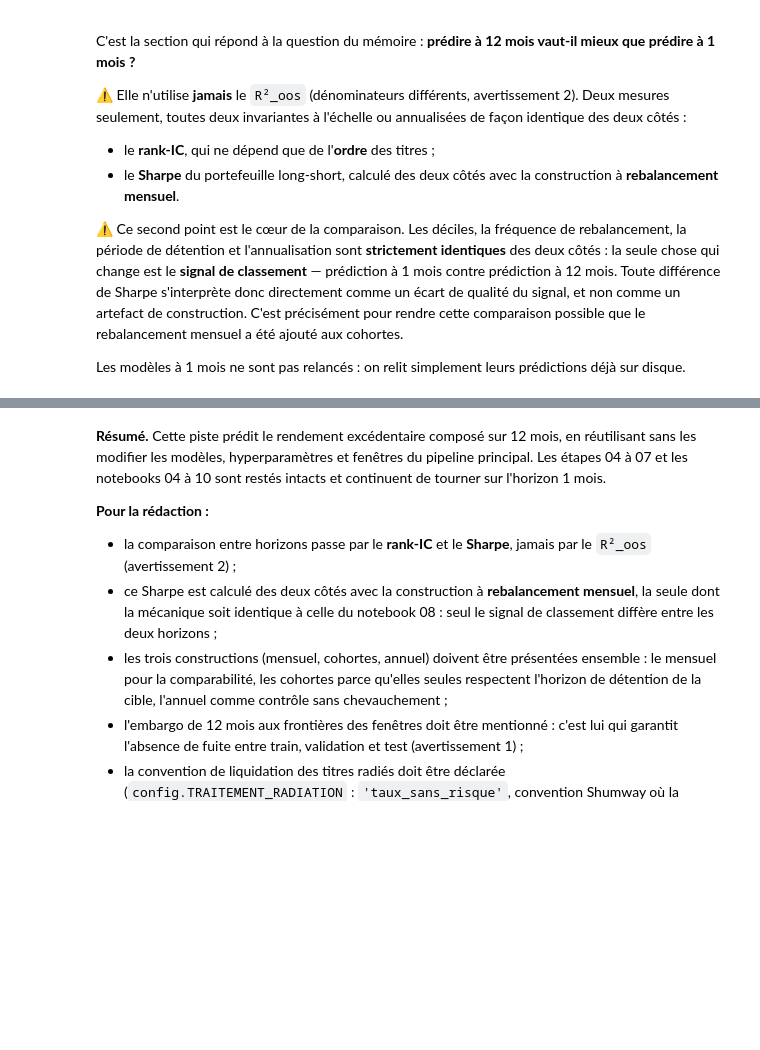
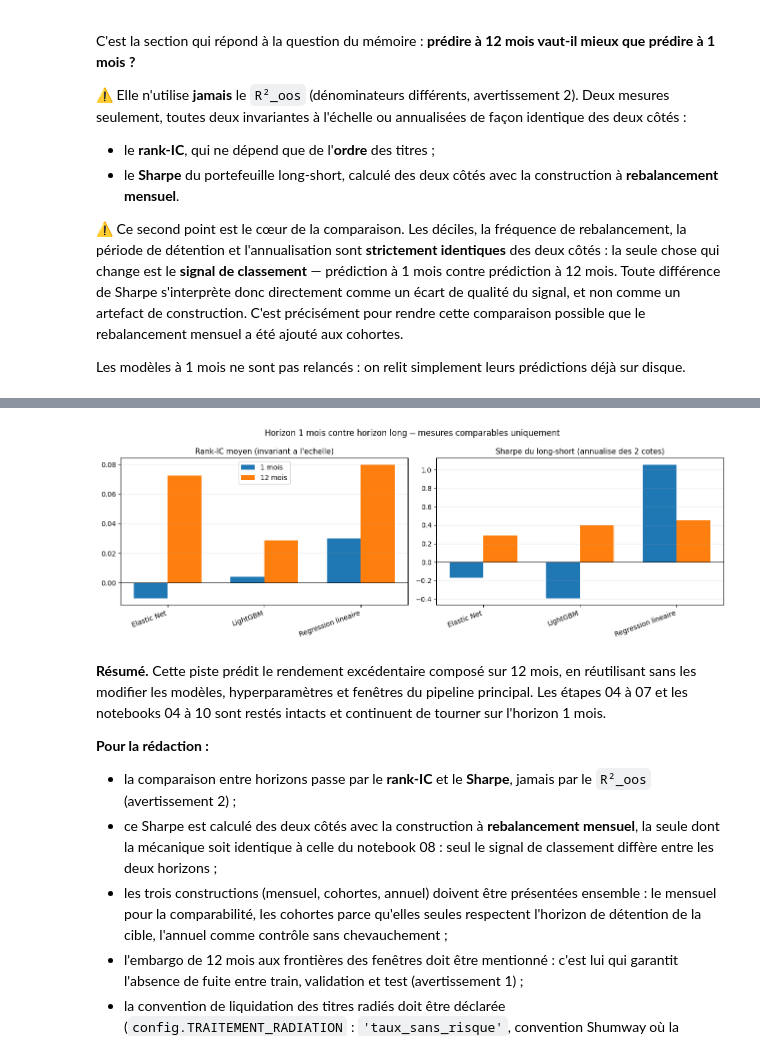
Before and after one commit to AlessioNo/Memoire, a Jupyter notebook: notebooks/11_horizon_12_mois.ipynb, the cells around one changed output, grey strips where cells are left out. Saved outputs shown, nothing was run; the diff lists cells and outputs as text; code cells hidden in the pictures; blank space fills up the shorter version.

```diff
--- a/notebooks/11_horizon_12_mois.ipynb
+++ b/notebooks/11_horizon_12_mois.ipynb
@@ -483,30 +564,0 @@ display(performance_constructions[colonnes_alt].round(4))
-# %%
-# Le graphique qui resume la section : le Sharpe de chaque modele sous chaque construction.
-tableau_sharpe = performance_constructions['sharpe_ratio'].unstack('construction')
-
-fig, ax = plt.subplots(figsize=(11, 4.8))
-largeur = 0.8 / len(tableau_sharpe.columns)
-positions = np.arange(len(tableau_sharpe))
-for i, construction in enumerate(tableau_sharpe.columns):
-    ax.bar(positions + i * largeur, tableau_sharpe[construction].values,
-           width=largeur, label=construction)
-ax.axhline(0, color='black', linewidth=0.8)
-ax.set_xticks(positions + largeur * (len(tableau_sharpe.columns) - 1) / 2)
-ax.set_xticklabels(tableau_sharpe.index, rotation=15, ha='right')
-ax.set_ylabel("Ratio de Sharpe annualise")
-ax.set_title(f"Constructions alternatives -- horizon {HORIZON} mois, rebalancement mensuel\n"
-             "(memes predictions, seule la construction du portefeuille change)", fontsize=11)
-ax.legend(fontsize=8)
-ax.grid(alpha=0.25, axis='y')
-plt.tight_layout()
-plt.savefig(config.OUTPUTS_DIR / f"horizon_h{HORIZON}_constructions.png", dpi=150)
-plt.show()
-
-reference = 'Long-short equipondere'
-print("Ecart de Sharpe par rapport a la construction de reference "
-      f"({reference}) :")
-for construction in tableau_sharpe.columns:
-    if construction == reference:
-        continue
-    ecart = (tableau_sharpe[construction] - tableau_sharpe[reference]).mean()
-    print(f"  {construction:34s} : {ecart:+.3f} en moyenne sur les {len(MODELES)} modeles")
@@ -581,27 +706,30 @@ display(comparaison.pivot(index='modele', columns='horizon',
 # %%
 if comparaison['horizon'].nunique() >= 2:
     fig, axes = plt.subplots(1, 2, figsize=(13, 4.5))
     for ax, mesure, titre in [
             (axes[0], 'rank_ic', "Rank-IC moyen (invariant a l'echelle)"),
-            (axes[1], 'sharpe_long_short', "Sharpe du long-short (annualise des 2 cotes)")]:
-        tableau = comparaison.pivot(index='modele', columns='horizon', values=mesure)
-        tableau = tableau[['1 mois', f'{HORIZON} mois']]
-        positions = np.arange(len(tableau))
-        for i, colonne in enumerate(tableau.columns):
-            ax.bar(positions + i * 0.35, tableau[colonne].values, width=0.35, label=colonne)
+            (axes[1], 'sharpe', "Sharpe du long-short (annualise des 2 cotes)")]:
+        # `barres` et non `tableau` : ne pas ecraser le tableau de la cellule precedente.
+        barres = comparaison.pivot(index='modele', columns='horizon', values=mesure)
+        barres = barres[['1 mois', f'{HORIZON} mois']]
+        positions = np.arange(len(barres))
+        for i, colonne in enumerate(barres.columns):
+            ax.bar(positions + i * 0.35, barres[colonne].values, width=0.35, label=colonne)
         ax.axhline(0, color='black', linewidth=0.8)
         ax.set_xticks(positions + 0.175)
-        ax.set_xticklabels(tableau.index, rotation=20, ha='right')
+        ax.set_xticklabels(barres.index, rotation=20, ha='right')
         ax.set_title(titre, fontsize=11)
         ax.grid(alpha=0.25, axis='y')
     axes[0].legend()
     fig.suptitle("Horizon 1 mois contre horizon long -- mesures comparables uniquement",
                  fontsize=12)
     plt.tight_layout()
     plt.savefig(config.OUTPUTS_DIR / f"horizon_h{HORIZON}_comparaison.png", dpi=150)
     plt.show()
 else:
     print("Comparaison graphique indisponible : predictions a 1 mois absentes.")
+# %% [output]
+[figure, added]
 # %% [markdown]
 **Résumé.** Cette piste prédit le rendement excédentaire composé sur 12 mois, en réutilisant
 sans les modifier les modèles, hyperparamètres et fenêtres du pipeline principal. Les étapes
```
Also changed, not shown: parts of 16 cells of this notebook, 2 other files.
